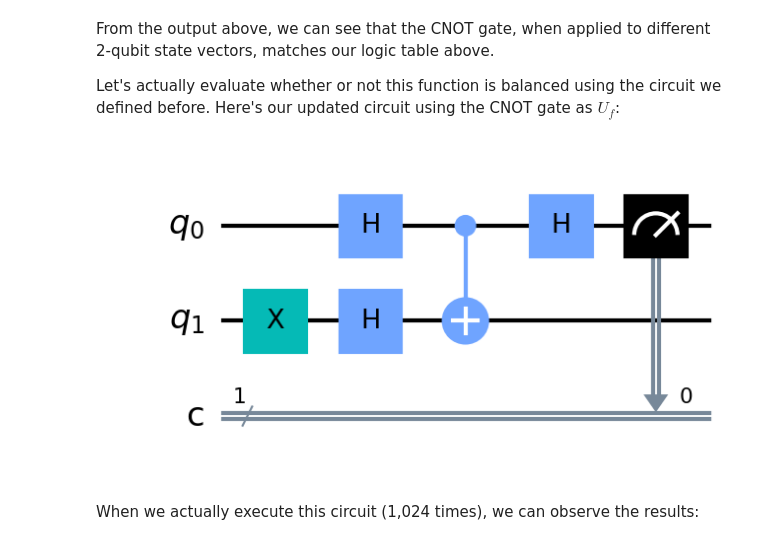
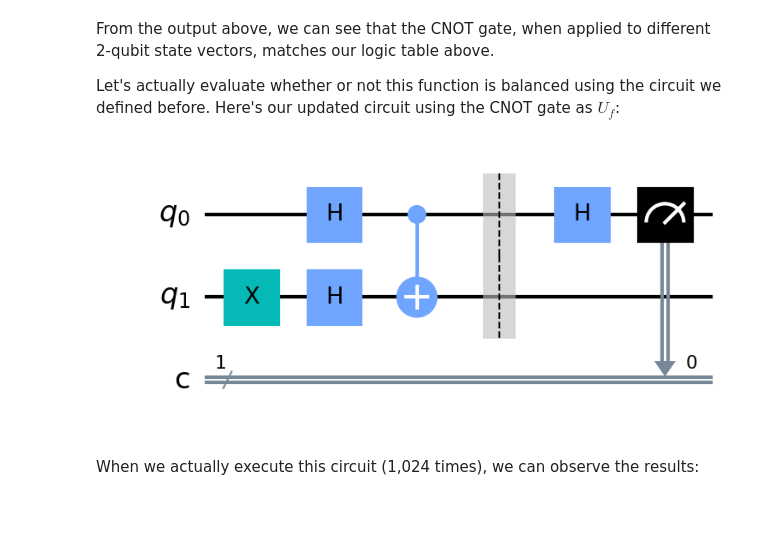
Before and after one commit to cablelabs/QuantumFoundations, a Jupyter notebook: Applications.ipynb, the cells around one changed output. Saved outputs shown, nothing was run; the diff lists cells and outputs as text; code cells hidden in the pictures; blank space fills up the shorter version.

```diff
--- a/Applications.ipynb
+++ b/Applications.ipynb
@@ -146,17 +148,17 @@ Let's actually evaluate whether or not this function is balanced using the circu
 # %%
 circuit = QuantumCircuit(2, 1)
 circuit.x(1)
 circuit.h((0, 1))
 
 # Switch which of the following lines is commented out to try different oracle functions
 circuit.cnot(0, 1)
 # circuit.unitary(np.identity(4, int), (0, 1), 'Identity')
-
+circuit.barrier()
 circuit.h(0)
 circuit.measure(0, 0)
 circuit.draw('mpl', justify='right', scale=1.5)
 # %% [output]
-[figure, old version]
+[figure, new version]
 # %% [markdown]
 When we actually execute this circuit (1,024 times), we can observe the results:
 # %%
```
Also changed, not shown: parts of 12 cells of this notebook.
